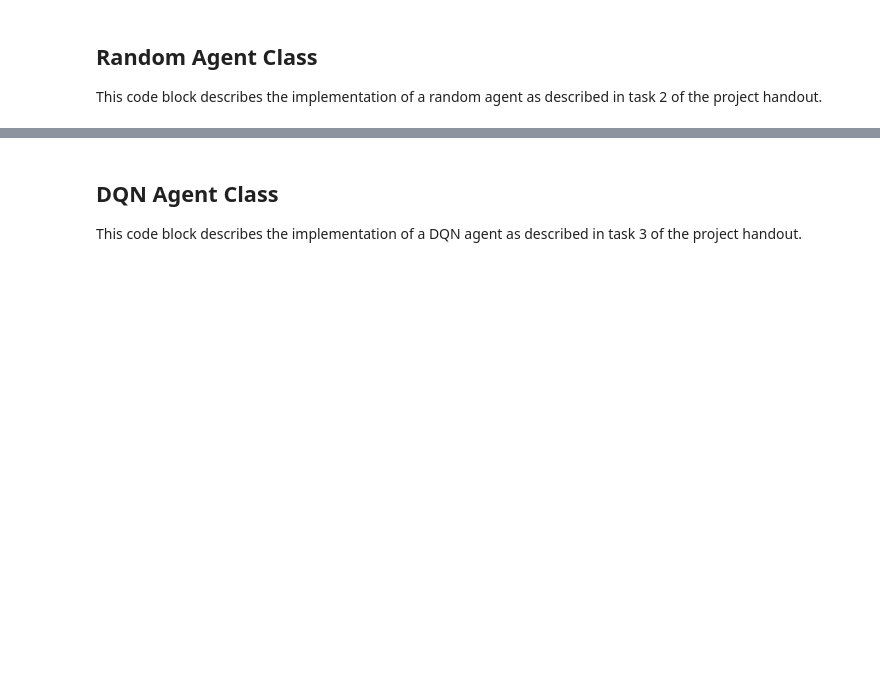
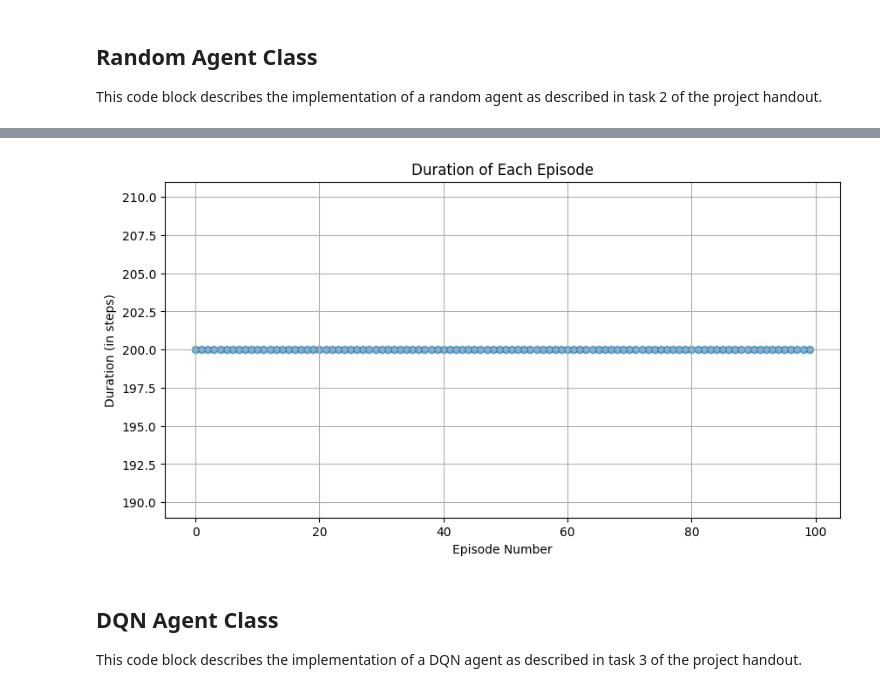
Before and after one commit to MaeMilc/EPFL_Reinforcement-Learning-Project_Mountain-Car, a Jupyter notebook: tutorial.ipynb, the cells around one changed output, grey strips where cells are left out. Cells and saved outputs as stored; diff of their text form; code cells hidden in the pictures; blank space fills up the shorter version.

```diff
--- a/tutorial.ipynb
+++ b/tutorial.ipynb
@@ -109,3 +178,37 @@ class RandomAgent:
+# %%
+def run_multiple_episodes(agent, num_episodes=100):
+    episode_durations = []
+
+    for _ in range(num_episodes):
+        done = False
+        state = agent.env.reset()
+        episode_length = 0
+
+        while not done:
+            action = agent.select_action(state)
+            state, _, terminated, truncated, _ = agent.env.step(action)
+            episode_length += 1
+            done = terminated or truncated
+
+        episode_durations.append(episode_length)
+
+    return episode_durations
+# %%
+def plot_episode_durations(episode_durations):
+    plt.figure(figsize=(10, 5))
+    plt.scatter(range(len(episode_durations)), episode_durations, alpha=0.6)
+    plt.title("Duration of Each Episode")
+    plt.xlabel("Episode Number")
+    plt.ylabel("Duration (in steps)")
+    plt.grid(True)
+    plt.show()
+# %%
+env = gym.make("MountainCar-v0")
+random_agent = RandomAgent(env)
+durations = run_multiple_episodes(random_agent, 100)
+plot_episode_durations(durations)
+# %% [output]
+[figure, added]
 # %% [markdown]
 ## DQN Agent Class
 
```
Also changed, not shown: parts of 9 cells of this notebook.
